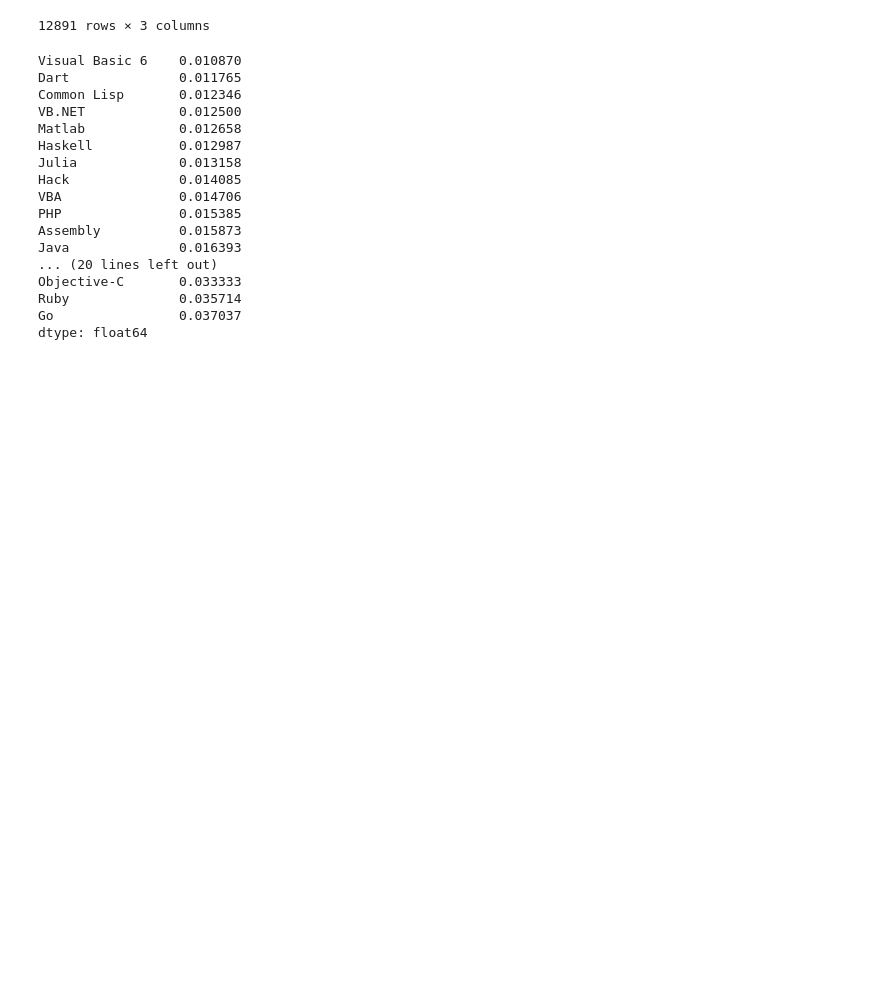
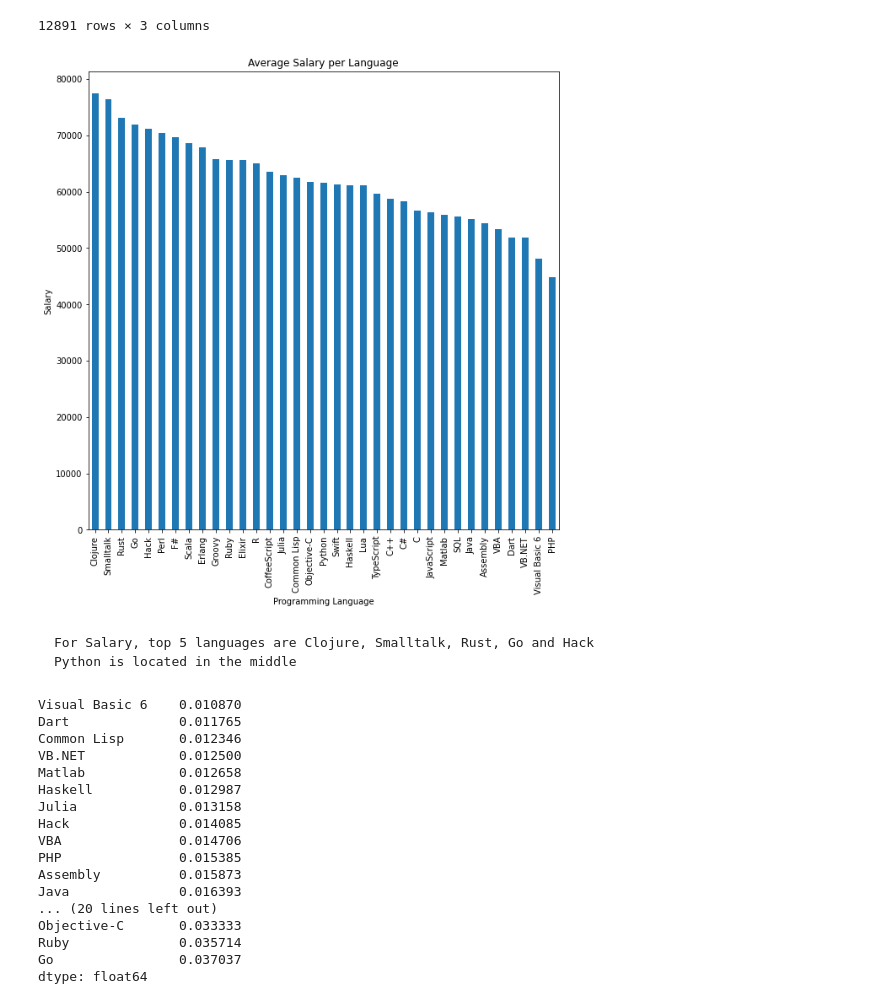
Before and after one commit to sucpark/stackoverflow_survey_analysis, a Jupyter notebook: developer_survey_analysis.ipynb, the cells around one changed output. Cells and saved outputs as stored; diff of their text form; code cells hidden in the pictures; blank space fills up the shorter version.

```diff
--- a/developer_survey_analysis.ipynb
+++ b/developer_survey_analysis.ipynb
@@ -263,4 +304,15 @@ for idx, row in lang_df_salary.iterrows():
 # %%
 salary_mean = salary_df.groupby('Language').mean()['Salary'].sort_values(ascending=False)
 salary_rank = salary_mean.rank(ascending=False)
+# %%
+plt.figure(figsize=(10,10))
+salary_mean.plot(kind='bar');
+plt.title('Average Salary per Language');
+plt.xlabel('Programming Language');
+plt.ylabel('Salary');
+# %% [output]
+[figure, added]
+# %% [markdown]
+    For Salary, top 5 languages are Clojure, Smalltalk, Rust, Go and Hack
+    Python is located in the middle
 # %%
```
Also changed, not shown: parts of 18 cells of this notebook.
